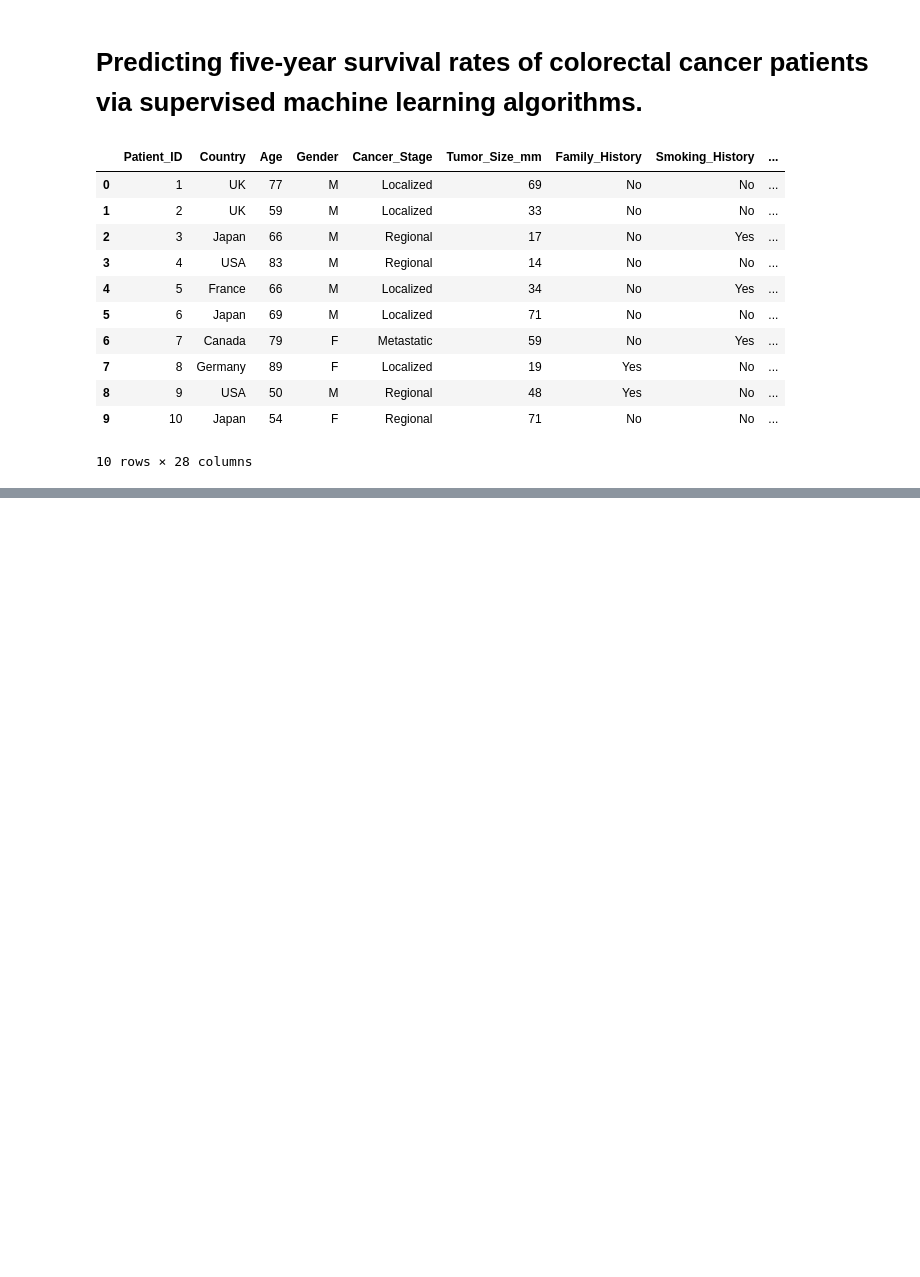
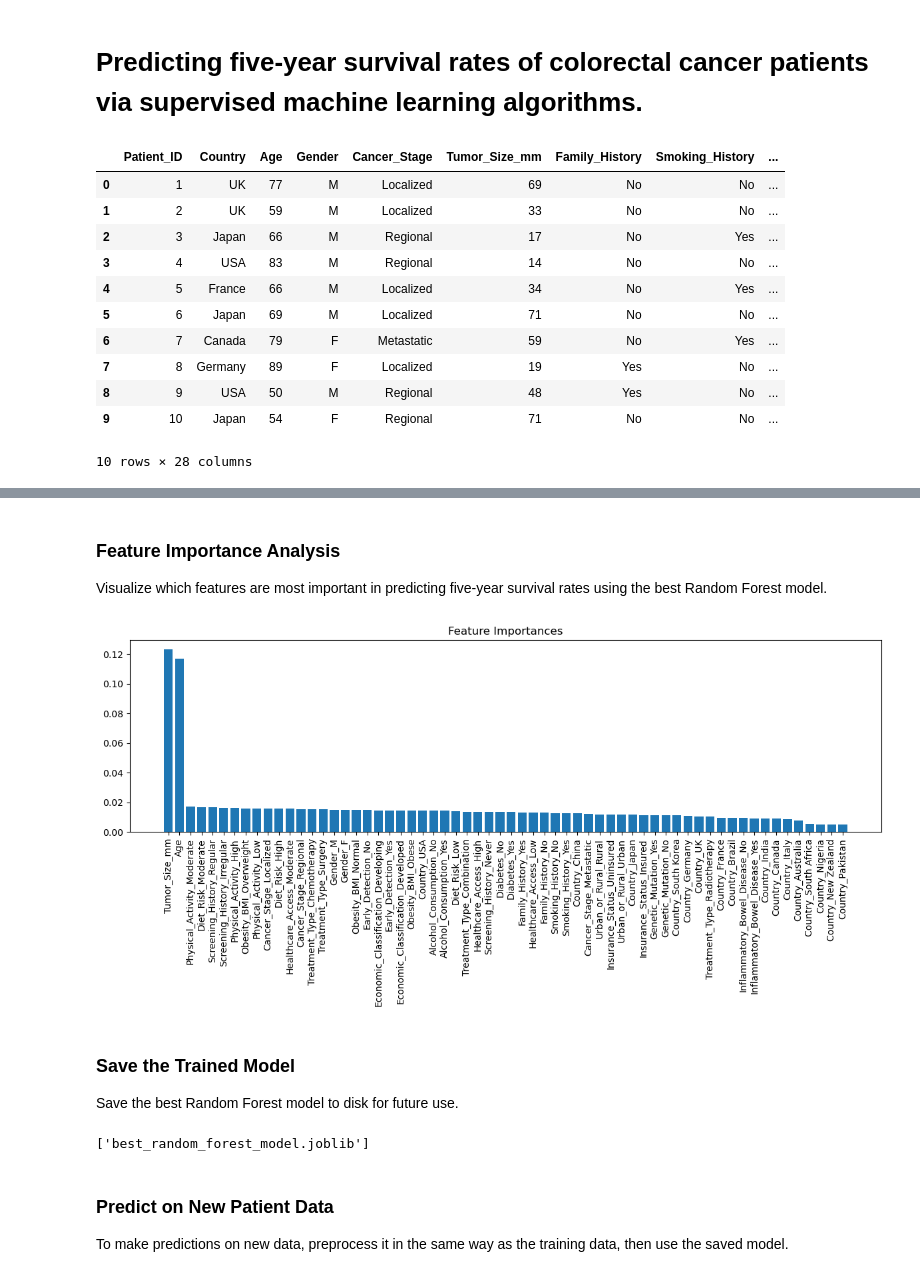
Before and after one commit to itsdagi/Predicting-five-year-survival-rates-of-colorectal-cancer-patients, a Jupyter notebook: colorectal_cancer_predictor_model.ipynb, the cells around one changed output, grey strips where cells are left out. Drawn from its saved outputs; the diff is of its cells as text; code cells hidden in the pictures; blank space fills up the shorter version.

```diff
--- a/colorectal_cancer_predictor_model.ipynb
+++ b/colorectal_cancer_predictor_model.ipynb
@@ -20,0 +82,4 @@ data.head(10)
+# %%
+from sklearn.ensemble import RandomForestClassifier
+rf = RandomForestClassifier(n_estimators=100, random_state=42)
+rf.fit(X_train, y_train)
@@ -20,0 +156,7 @@ data.head(10)
+# %%
+# Train Random Forest on oversampled data
+rf_ros = RandomForestClassifier(n_estimators=100, random_state=42)
+rf_ros.fit(X_train_ros, y_train_ros)
+y_pred_ros = rf_ros.predict(X_test)
+print('Oversampled Accuracy:', accuracy_score(y_test, y_pred_ros))
+print(classification_report(y_test, y_pred_ros))
@@ -20,0 +176,19 @@ data.head(10)
+# %%
+from sklearn.model_selection import GridSearchCV
+
+# Define parameter grid for Random Forest
+param_grid = {
+    'n_estimators': [100, 200],
+    'max_depth': [None, 10, 20],
+    'min_samples_split': [2, 5],
+    'min_samples_leaf': [1, 2],
+    'class_weight': [None, 'balanced']
+}
+
+# Use the oversampled training data for tuning
+rf = RandomForestClassifier(random_state=42)
+grid_search = GridSearchCV(rf, param_grid, cv=3, scoring='f1', n_jobs=-1, verbose=2)
+grid_search.fit(X_train_ros, y_train_ros)
+
+print('Best parameters:', grid_search.best_params_)
+print('Best cross-validated f1 score:', grid_search.best_score_)
@@ -20,0 +249,32 @@ data.head(10)
+# %% [markdown]
+### Feature Importance Analysis
+Visualize which features are most important in predicting five-year survival rates using the best Random Forest model.
+# %%
+import matplotlib.pyplot as plt
+import numpy as np
+
+# Get feature importances from the best estimator
+importances = grid_search.best_estimator_.feature_importances_
+feature_names = X.columns
+indices = np.argsort(importances)[::-1]
+
+plt.figure(figsize=(12, 6))
+plt.title('Feature Importances')
+plt.bar(range(len(importances)), importances[indices], align='center')
+plt.xticks(range(len(importances)), feature_names[indices], rotation=90)
+plt.tight_layout()
+plt.show()
+# %% [output]
+[figure, added]
+# %% [markdown]
+### Save the Trained Model
+Save the best Random Forest model to disk for future use.
+# %%
+import joblib
+# Save the best model
+joblib.dump(grid_search.best_estimator_, 'best_random_forest_model.joblib')
+# %% [output]
+['best_random_forest_model.joblib']
+# %% [markdown]
+### Predict on New Patient Data
+To make predictions on new data, preprocess it in the same way as the training data, then use the saved model.
```
Also changed, not shown: parts of 21 cells of this notebook.
